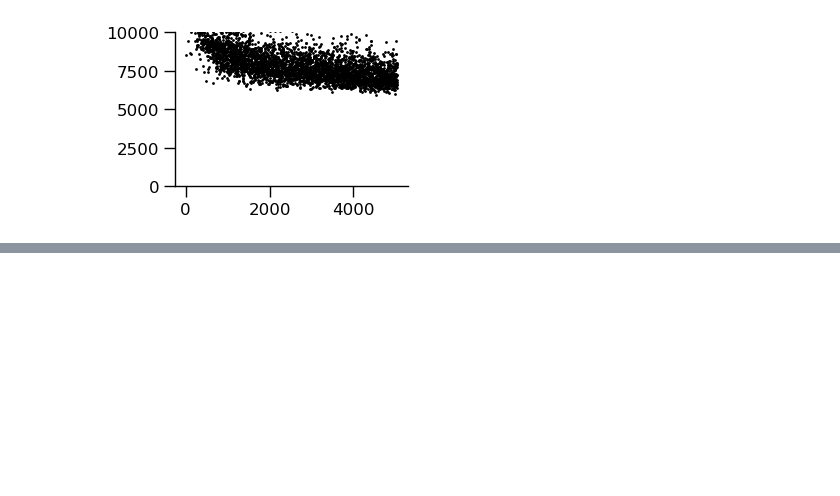
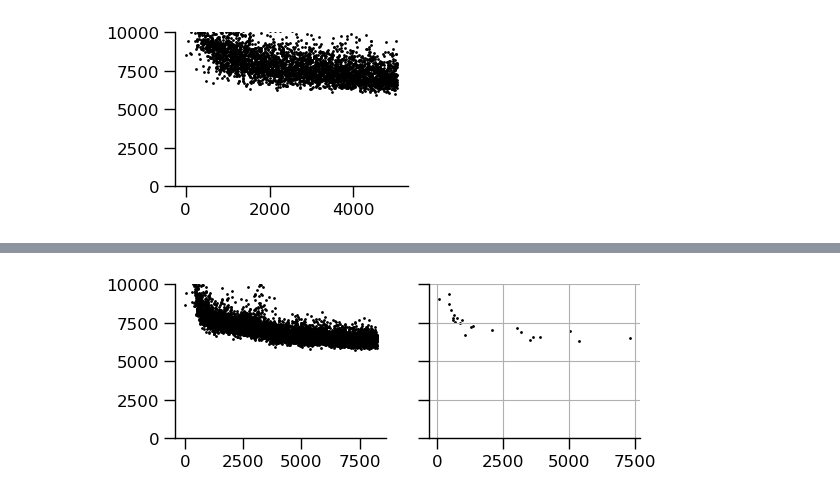
Before and after one commit to davidgbe/automated_plasticity_discovery, a Jupyter notebook: plasticity_training_curves.ipynb, the cells around one changed output, grey strips where cells are left out. Cells and saved outputs as stored; diff of their text form; code cells hidden in the pictures; blank space fills up the shorter version.

```diff
--- a/plasticity_training_curves.ipynb
+++ b/plasticity_training_curves.ipynb
@@ -277,0 +350,17 @@ plot_losses(data_paths)
+# %%
+data_paths = [
+    '2D_long_reverted_time_1.0_inp_0.27_het_0.2_2D_10_TH_0_STD_EXPL_0.001__L1_PENALTY_5e-07_ACT_PEN_50.0_CHANGEP_0.0_SEED_8000_2025-11-30_23:04:35.727347_run_000600',
+    '2D_long_reverted_time_1.0_inp_0.27_het_0.2_2D_10_TH_0_STD_EXPL_0.001__L1_PENALTY_5e-07_ACT_PEN_50.0_CHANGEP_0.0_SEED_8001_2025-11-30_23:04:35.274079_run_000601',
+    '2D_long_reverted_time_1.0_inp_0.27_het_0.2_2D_10_TH_0_STD_EXPL_0.001__L1_PENALTY_5e-07_ACT_PEN_50.0_CHANGEP_0.0_SEED_8002_2025-11-30_23:04:31.169992_run_000602',
+    '2D_long_reverted_time_1.0_inp_0.27_het_0.2_2D_10_TH_0_STD_EXPL_0.001__L1_PENALTY_5e-07_ACT_PEN_50.0_CHANGEP_0.0_SEED_8003_2025-11-30_23:04:31.493962_run_000603',
+    '2D_long_reverted_time_1.0_inp_0.27_het_0.2_2D_10_TH_0_STD_EXPL_0.001__L1_PENALTY_5e-07_ACT_PEN_50.0_CHANGEP_0.0_SEED_8004_2025-11-30_23:04:31.498427_run_000604',
+    '2D_long_reverted_time_1.0_inp_0.27_het_0.2_2D_10_TH_0_STD_EXPL_0.001__L1_PENALTY_5e-07_ACT_PEN_50.0_CHANGEP_0.0_SEED_8005_2025-11-30_23:04:31.368493_run_000605',
+    '2D_long_reverted_time_1.0_inp_0.27_het_0.2_2D_10_TH_0_STD_EXPL_0.001__L1_PENALTY_5e-07_ACT_PEN_50.0_CHANGEP_0.0_SEED_8006_2025-11-30_23:04:31.368496_run_000606',
+    '2D_long_reverted_time_1.0_inp_0.27_het_0.2_2D_10_TH_0_STD_EXPL_0.001__L1_PENALTY_5e-07_ACT_PEN_50.0_CHANGEP_0.0_SEED_8007_2025-11-30_23:04:31.368495_run_000607',
+    '2D_long_reverted_time_1.0_inp_0.27_het_0.2_2D_10_TH_0_STD_EXPL_0.001__L1_PENALTY_5e-07_ACT_PEN_50.0_CHANGEP_0.0_SEED_8008_2025-11-30_23:04:31.480864_run_000608',
+    '2D_long_reverted_time_1.0_inp_0.27_het_0.2_2D_10_TH_0_STD_EXPL_0.001__L1_PENALTY_5e-07_ACT_PEN_50.0_CHANGEP_0.0_SEED_8009_2025-11-30_23:04:32.804142_run_000609',
+]
+# %%
+plot_losses(data_paths)
+# %% [output]
+[figure, added]
```
Also changed, not shown: parts of 13 cells of this notebook, 11 other files.
